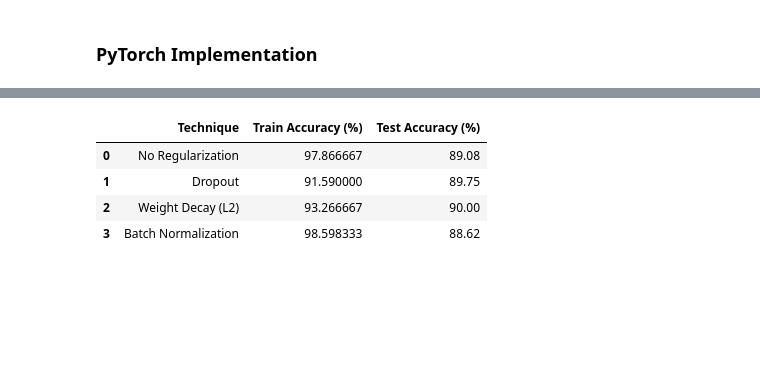
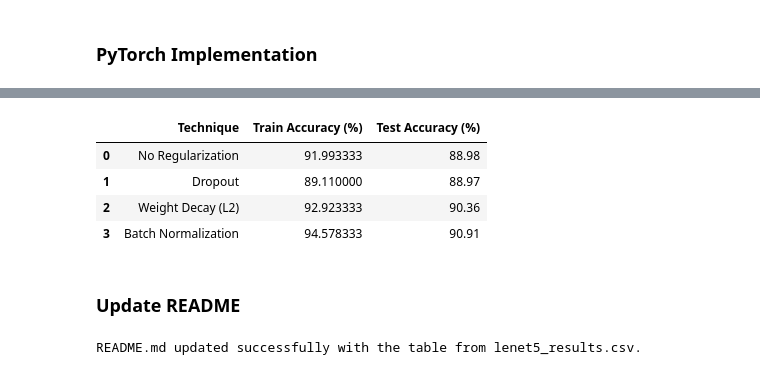
Before and after one commit to devleibowitz/DeepLearningHWs, a Jupyter notebook: HW1/lenet5.ipynb, the cells around one changed output, grey strips where cells are left out. Saved outputs shown, nothing was run; the diff lists cells and outputs as text; code cells hidden in the pictures; blank space fills up the shorter version.

```diff
--- a/HW1/lenet5.ipynb
+++ b/HW1/lenet5.ipynb
@@ -214,0 +160,18 @@ Plot saved to: ./results/Batch Normalization Regularization.png
+# %%
+# With Dropout
+model_dropout = LeNet5(use_dropout=True).to(device)
+optimizer_dropout = optim.Adam(model_dropout.parameters(), lr=learning_rate)
+train_acc_dropout, test_acc_dropout = train_and_evaluate(model_dropout, optimizer_dropout, criterion, train_loader, test_loader)
+torch.save(model.state_dict(), 'LetNet5_dropout.pth')
+# %%
+# With Weight Decay (L2 Regularization)
+model_l2 = LeNet5().to(device)
+optimizer_l2 = optim.Adam(model_l2.parameters(), lr=learning_rate, weight_decay=0.0001)
+train_acc_l2, test_acc_l2 = train_and_evaluate(model_l2, optimizer_l2, criterion, train_loader, test_loader)
+torch.save(model.state_dict(), 'LetNet5_weight_decay.pth')
+# %%
+# With Batch Normalization
+model_bn = LeNet5(use_batch_norm=True).to(device)
+optimizer_bn = optim.Adam(model_bn.parameters(), lr=learning_rate)
+train_acc_bn, test_acc_bn = train_and_evaluate(model_bn, optimizer_bn, criterion, train_loader, test_loader)
+torch.save(model.state_dict(), 'LetNet5_batch_norm.pth')
@@ -215,39 +193,40 @@ Plot saved to: ./results/Batch Normalization Regularization.png
 # %%
 import pandas as pd
 
-# Example final accuracies (replace with your actual results)
+# take max accuracies
 results = {
     "Technique": [
         "No Regularization",
         "Dropout",
         "Weight Decay (L2)",
         "Batch Normalization"
     ],
     "Train Accuracy (%)": [
-        train_acc[-1] * 100,
-        train_acc_dropout[-1] * 100,
-        train_acc_l2[-1] * 100,
-        train_acc_bn[-1] * 100
+        max(train_acc) * 100,
+        max(train_acc_dropout) * 100,
+        max(train_acc_l2) * 100,
+        max(train_acc_bn) * 100
     ],
     "Test Accuracy (%)": [
-        test_acc[-1] * 100,
-        test_acc_dropout[-1] * 100,
-        test_acc_l2[-1] * 100,
-        test_acc_bn[-1] * 100
+        max(test_acc) * 100,
+        max(test_acc_dropout) * 100,
+        max(test_acc_l2) * 100,
+        max(test_acc_bn) * 100
     ],
 }
+
 
 # Create DataFrame
 df_results = pd.DataFrame(results)
 
 # Display DataFrame
 display(df_results)
 
 # Optionally save to a CSV file
 df_results.to_csv("./results/lenet5_results.csv", index=False)
 # %% [output]
 |  | Technique | Train Accuracy (%) | Test Accuracy (%) |
-| 0 | No Regularization | 97.866667 | 89.08 |
-| 1 | Dropout | 91.590000 | 89.75 |
-| 2 | Weight Decay (L2) | 93.266667 | 90.00 |
-| 3 | Batch Normalization | 98.598333 | 88.62 |
+| 0 | No Regularization | 91.993333 | 88.98 |
+| 1 | Dropout | 89.110000 | 88.97 |
+| 2 | Weight Decay (L2) | 92.923333 | 90.36 |
+| 3 | Batch Normalization | 94.578333 | 90.91 |
@@ -255,0 +233,31 @@ df_results.to_csv("./results/lenet5_results.csv", index=False)
+# %% [markdown]
+### Update README
+# %%
+import pandas as pd
+
+# Read the CSV file
+csv_path = "./results/lenet5_results.csv"
+data = pd.read_csv(csv_path)
+
+# Generate the Markdown table manually
+header = "| " + " | ".join(data.columns) + " |"
+separator = "| " + " | ".join(["-" * len(col) for col in data.columns]) + " |"
+rows = "\n".join(["| " + " | ".join(map(str, row)) + " |" for row in data.values])
+
+table_md = f"{header}\n{separator}\n{rows}"
+
+# Read the existing README file
+readme_path = "./README.md"
+with open(readme_path, "r") as file:
+    readme_content = file.read()
+
+# Append the table to the README
+updated_readme = f"{readme_content}\n\n## LeNet5 Results\n\n{table_md}\n"
+
+# Write the updated content back to the README
+with open(readme_path, "w") as file:
+    file.write(updated_readme)
+
+print("README.md updated successfully with the table from lenet5_results.csv.")
+# %% [output]
+README.md updated successfully with the table from lenet5_results.csv.
```
Also changed, not shown: parts of 8 cells of this notebook, 4 other files.
